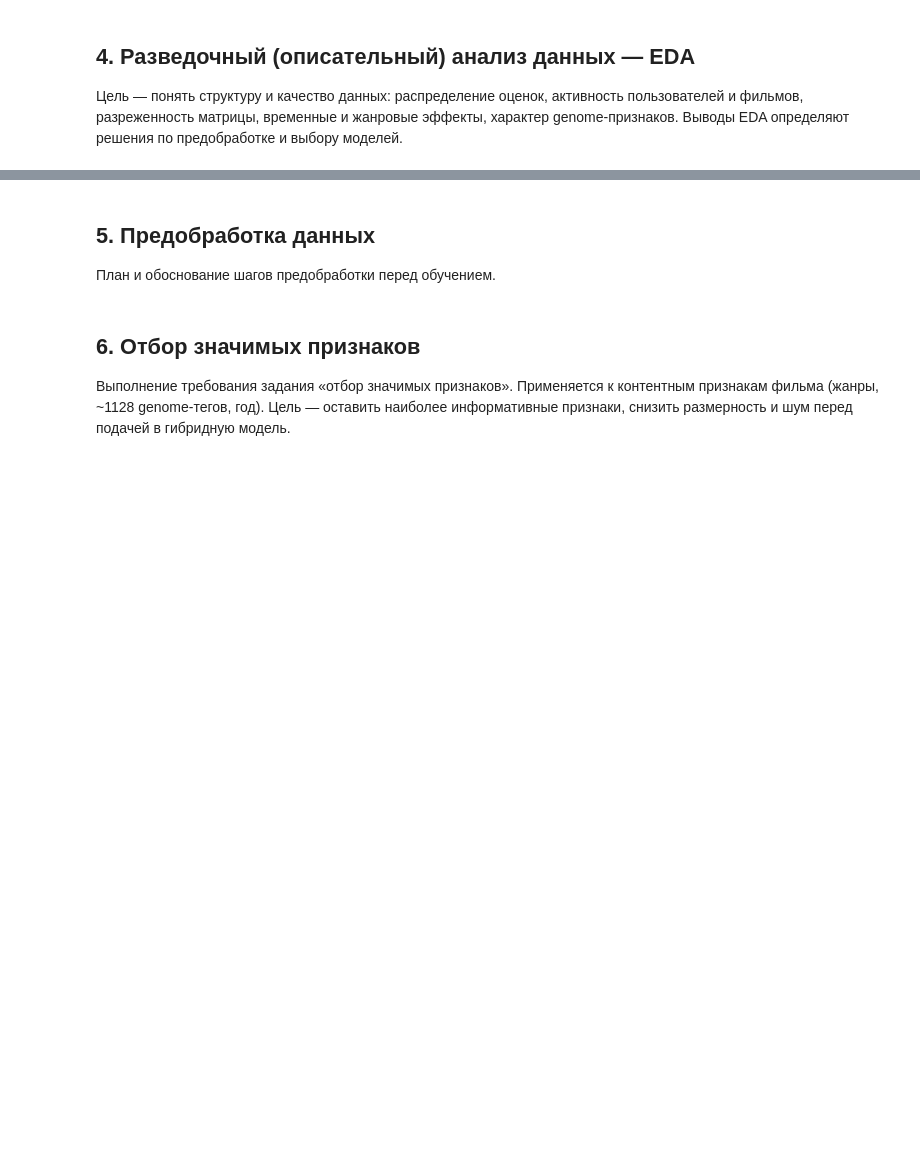
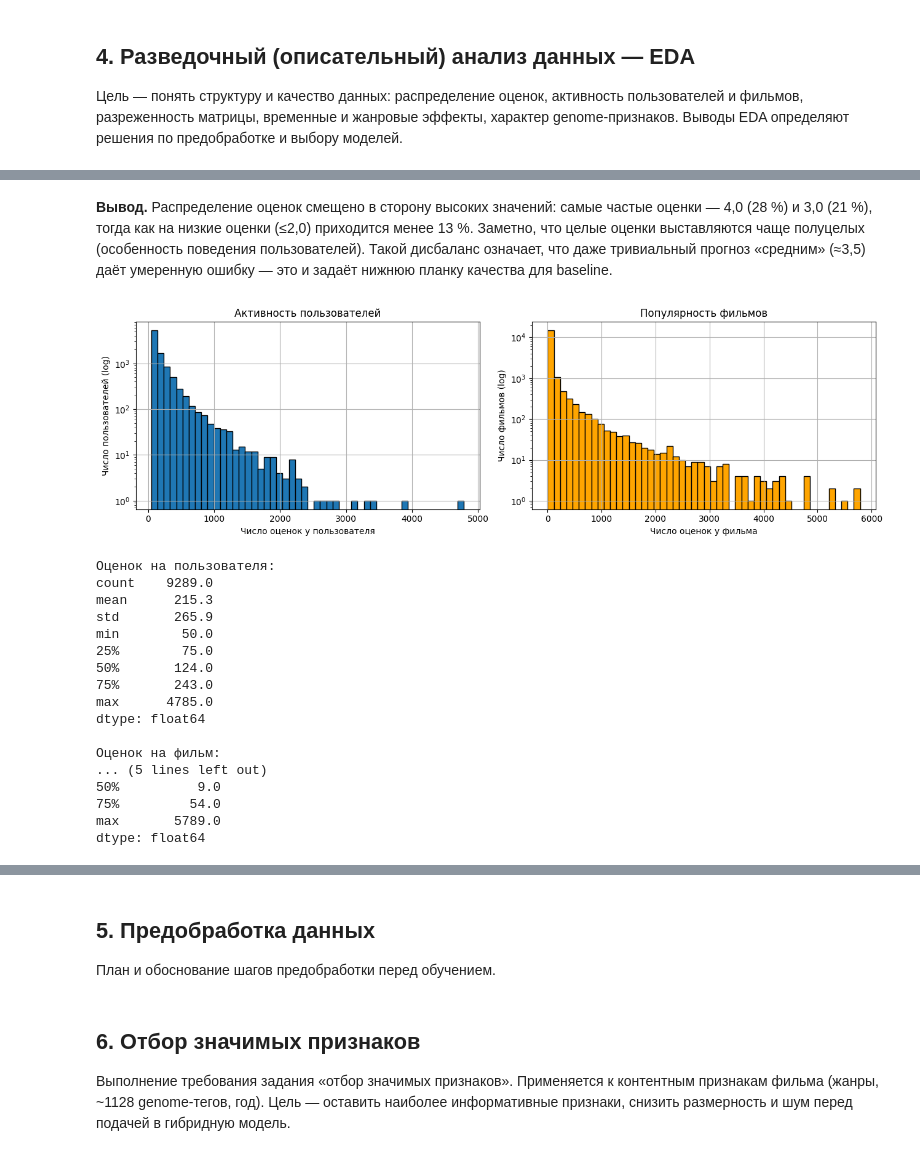
Before and after one commit to OlyuninVyacheslav/movie_rating, a Jupyter notebook: movie_rating.ipynb, the cells around one changed output, grey strips where cells are left out. Cells and saved outputs as stored; diff of their text form; code cells hidden in the pictures; blank space fills up the shorter version.

```diff
--- a/movie_rating.ipynb
+++ b/movie_rating.ipynb
@@ -128,0 +300,55 @@ _(Заполняется по результатам: дисбаланс оце
+# %% [markdown]
+**Вывод.** Распределение оценок смещено в сторону высоких значений: самые частые оценки —
+4,0 (28 %) и 3,0 (21 %), тогда как на низкие оценки (≤2,0) приходится менее 13 %. Заметно,
+что целые оценки выставляются чаще полуцелых (особенность поведения пользователей). Такой
+дисбаланс означает, что даже тривиальный прогноз «средним» (≈3,5) даёт умеренную ошибку —
+это и задаёт нижнюю планку качества для baseline.
+# %%
+# --- Активность пользователей и популярность фильмов ---
+# Проверяем гипотезу о "длинном хвосте": немного очень активных
+# пользователей и популярных фильмов и много редких. Это ключевой фактор
+# для разреженности и проблемы холодного старта.
+
+ratings_per_user = ratings.groupby("userId").size()
+ratings_per_movie = ratings.groupby("movieId").size()
+
+fig, axes = plt.subplots(1, 2, figsize=(13, 4))
+
+axes[0].hist(ratings_per_user, bins=50, edgecolor="black")
+axes[0].set_yscale("log")  # лог-шкала: иначе хвост не виден
+axes[0].set_xlabel("Число оценок у пользователя")
+axes[0].set_ylabel("Число пользователей (log)")
+axes[0].set_title("Активность пользователей")
+
+axes[1].hist(ratings_per_movie, bins=50, edgecolor="black", color="orange")
+axes[1].set_yscale("log")
+axes[1].set_xlabel("Число оценок у фильма")
+axes[1].set_ylabel("Число фильмов (log)")
+axes[1].set_title("Популярность фильмов")
+
+plt.tight_layout()
+plt.show()
+
+print("Оценок на пользователя:")
+print(ratings_per_user.describe().round(1))
+print("\nОценок на фильм:")
+print(ratings_per_movie.describe().round(1))
+# %% [output]
+[figure, added]
+Оценок на пользователя:
+count    9289.0
+mean      215.3
+std       265.9
+min        50.0
+25%        75.0
+50%       124.0
+75%       243.0
+max      4785.0
+dtype: float64
+
+Оценок на фильм:
+... (5 lines left out)
+50%          9.0
+75%         54.0
+max       5789.0
+dtype: float64
```
Also changed, not shown: parts of 26 cells of this notebook, 2 other files.
